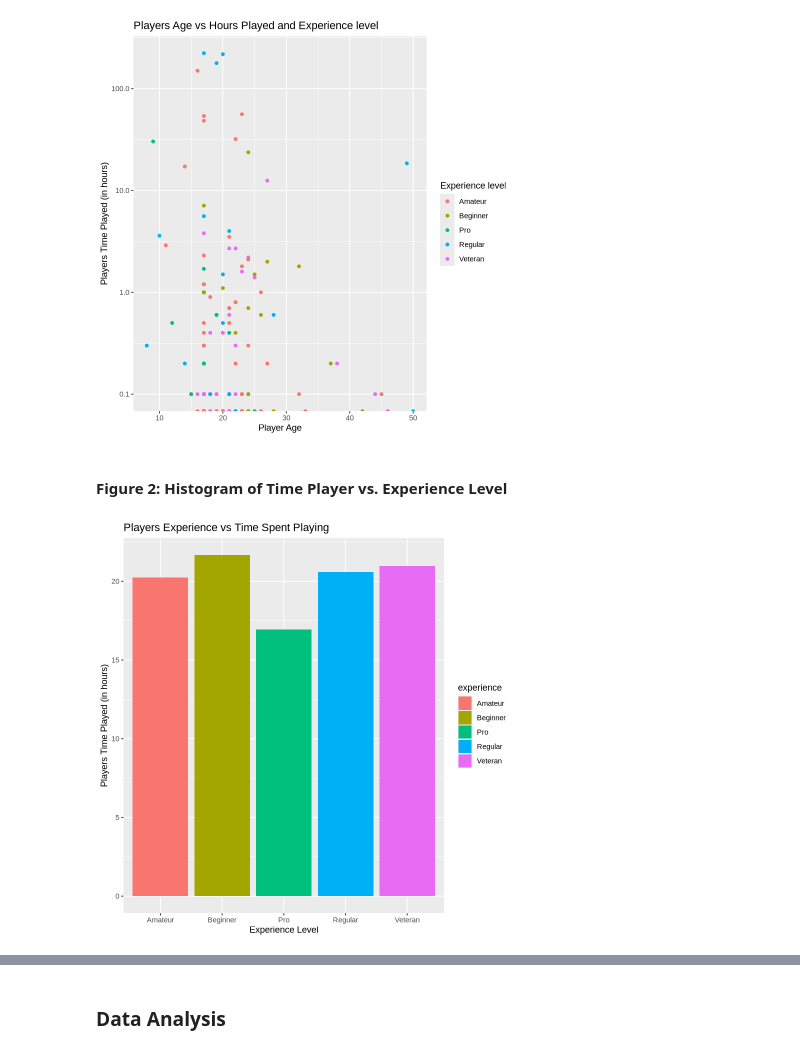
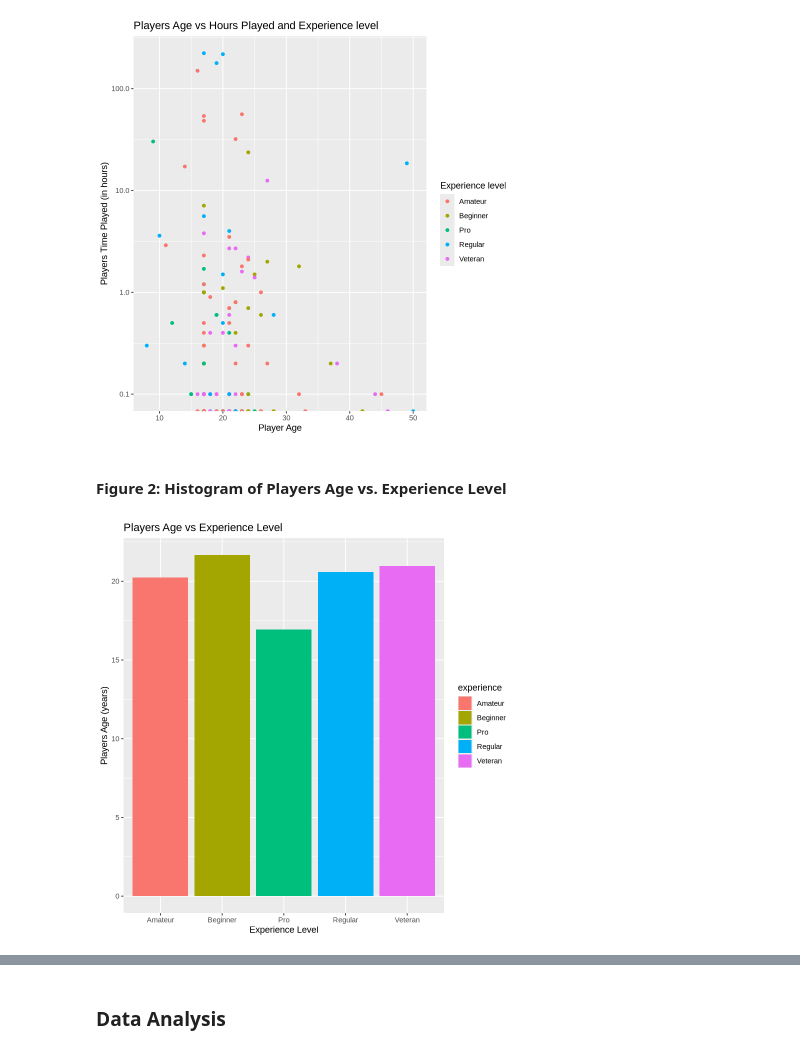
Before and after one commit to ArabellaKel/DSCI-Project, a Jupyter notebook: Project_Planning (Current).ipynb, the cells around one changed output, grey strips where cells are left out. Drawn from its saved outputs; the diff is of its cells as text; code cells hidden in the pictures.

```diff
--- a/Project_Planning (Current).ipynb
+++ b/Project_Planning (Current).ipynb
@@ -131,19 +132,19 @@ Warning message in scale_y_log10(labels = comma):
 “log-10 transformation introduced infinite values.”
 [figure]
 # %% [markdown]
-#### Figure 2: Histogram of Time Player vs. Experience Level
+#### Figure 2: Histogram of Players Age vs. Experience Level
 # %%
 players_tidy_mean <- players_tidy |>
     group_by(experience) |>
     summarize(mean_age = mean(Age, na.rm = TRUE))
 
 players_plot_2 <- players_tidy_mean |>
 ggplot(aes(x = experience, y = mean_age, fill = experience))+
        geom_bar(stat = "identity") +
-       labs(x = "Experience Level", y = "Players Time Played (in hours)", title = "Players Experience vs Time Spent Playing")
+       labs(x = "Experience Level", y = "Players Age (years)", title = "Players Age vs Experience Level")
 players_plot_2
 # %% [output]
-[figure, old version]
+[figure, new version]
 # %% [markdown]
 #### Relevant Insights From The Visualizations
 
```
Also changed, not shown: parts of 17 cells of this notebook.
